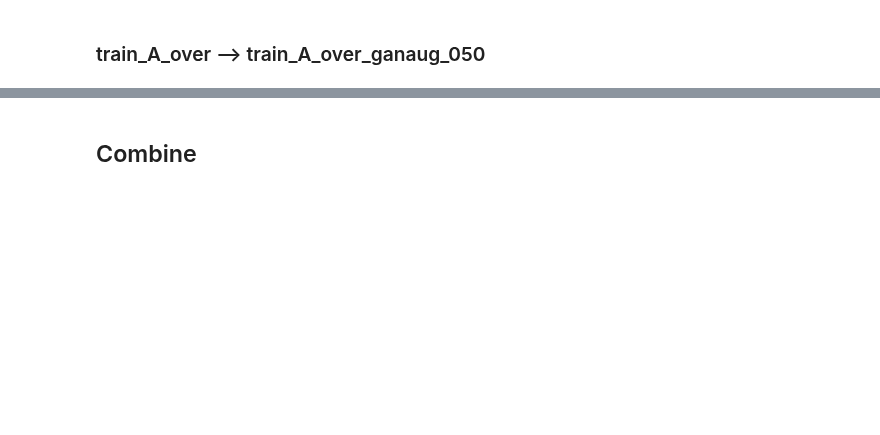
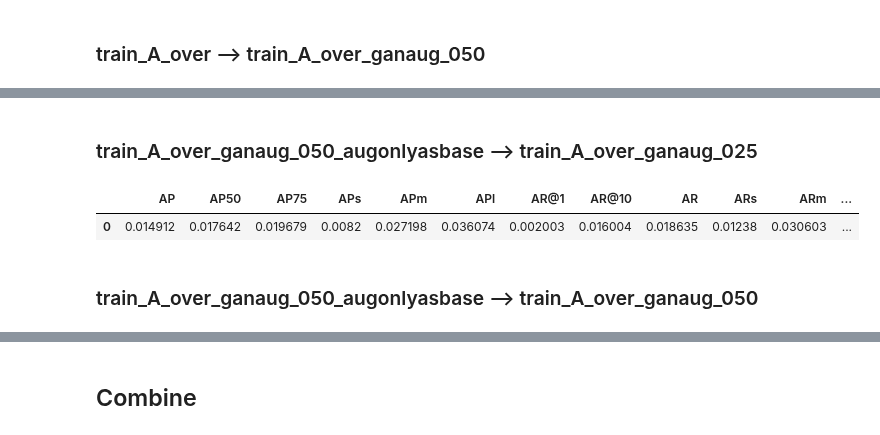
Before and after one commit to tillvolkmann/night-drive, a Jupyter notebook: detector/notebooks/detector_improvement_overview_best_iterations.ipynb, the cells around one changed output, grey strips where cells are left out. Cells and saved outputs as stored; diff of their text form; code cells hidden in the pictures; blank space fills up the shorter version.

```diff
--- a/detector/notebooks/detector_improvement_overview_best_iterations.ipynb
+++ b/detector/notebooks/detector_improvement_overview_best_iterations.ipynb
@@ -187,3 +211,14 @@ df_train_A_over_TO_train_A_over_ganaug_050.head(1)
 # %% [output]
 |  | AP | AP50 | AP75 | APs | APm | APl | AR@1 | AR@10 | AR | ARs | ARm | ... |
 | 0 | -0.017866 | -0.05489 | -0.000515 | -0.019168 | -0.005252 | 0.033784 | -0.005715 | -0.017179 | -0.013465 | -0.012061 | -0.007415 | ... |
+# %% [markdown]
+### train_A_over_ganaug_050_augonlyasbase --> train_A_over_ganaug_025 ###
+# %%
+df_train_A_over_ganaug_050_augonlyasbase_TO_train_A_over_ganaug_025 = df_train_A_over_ganaug_025_best_val_per_metric - df_train_A_over_ganaug_050_augonlyasbase_best_val_per_metric
+df_train_A_over_ganaug_050_augonlyasbase_TO_train_A_over_ganaug_025["Comparison"] = "A50aoab to A25"
+df_train_A_over_ganaug_050_augonlyasbase_TO_train_A_over_ganaug_025.head(1)
+# %% [output]
+|  | AP | AP50 | AP75 | APs | APm | APl | AR@1 | AR@10 | AR | ARs | ARm | ... |
+| 0 | 0.014912 | 0.017642 | 0.019679 | 0.0082 | 0.027198 | 0.036074 | 0.002003 | 0.016004 | 0.018635 | 0.01238 | 0.030603 | ... |
+# %% [markdown]
+### train_A_over_ganaug_050_augonlyasbase --> train_A_over_ganaug_050 ###
```
Also changed, not shown: parts of 10 cells of this notebook, 10 other files.
